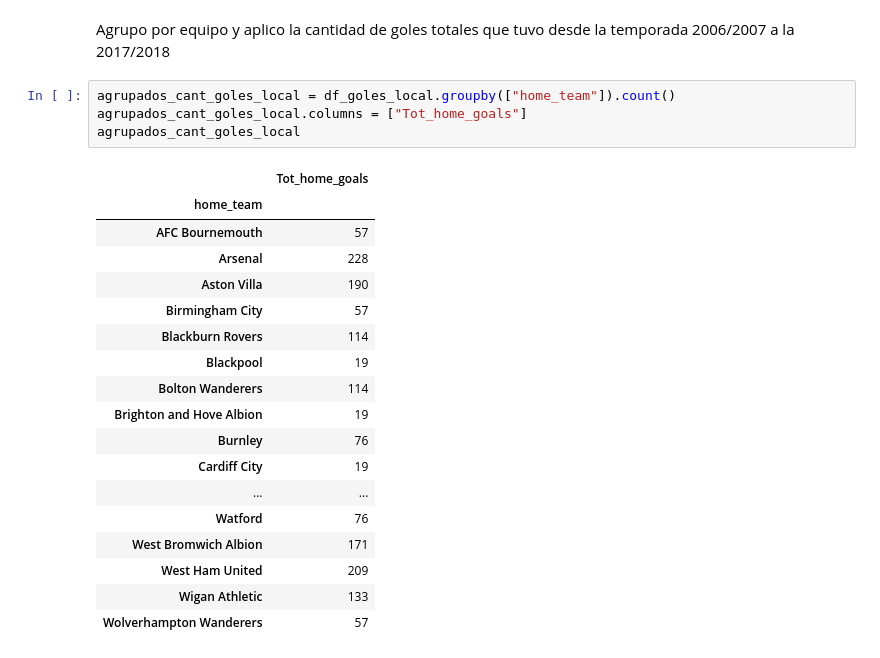
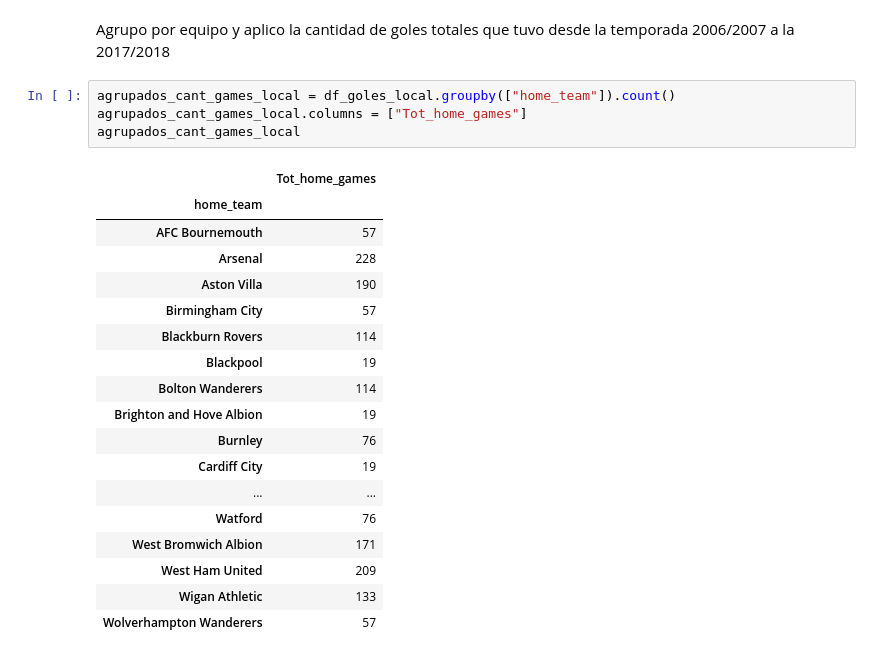
Before and after one commit to LucasVCorrea/Data-Science, a Jupyter notebook: premier_league.ipynb, the cells around one changed output. Drawn from its saved outputs; the diff is of its cells as text.

```diff
--- a/premier_league.ipynb
+++ b/premier_league.ipynb
@@ -72,11 +81,11 @@ agrupados.reset_index()
 # %% [markdown]
 Agrupo por equipo y aplico la cantidad de goles totales que tuvo desde la temporada 2006/2007 a la 2017/2018
 # %%
-agrupados_cant_goles_local = df_goles_local.groupby(["home_team"]).count()
-agrupados_cant_goles_local.columns = ["Tot_home_goals"]
-agrupados_cant_goles_local
+agrupados_cant_games_local = df_goles_local.groupby(["home_team"]).count()
+agrupados_cant_games_local.columns = ["Tot_home_games"]
+agrupados_cant_games_local
 # %% [output]
-|  | Tot_home_goals |
+|  | Tot_home_games |
 | home_team |  |
 | AFC Bournemouth | 57 |
 | Arsenal | 228 |
```
Also changed, not shown: parts of 4 cells of this notebook.
